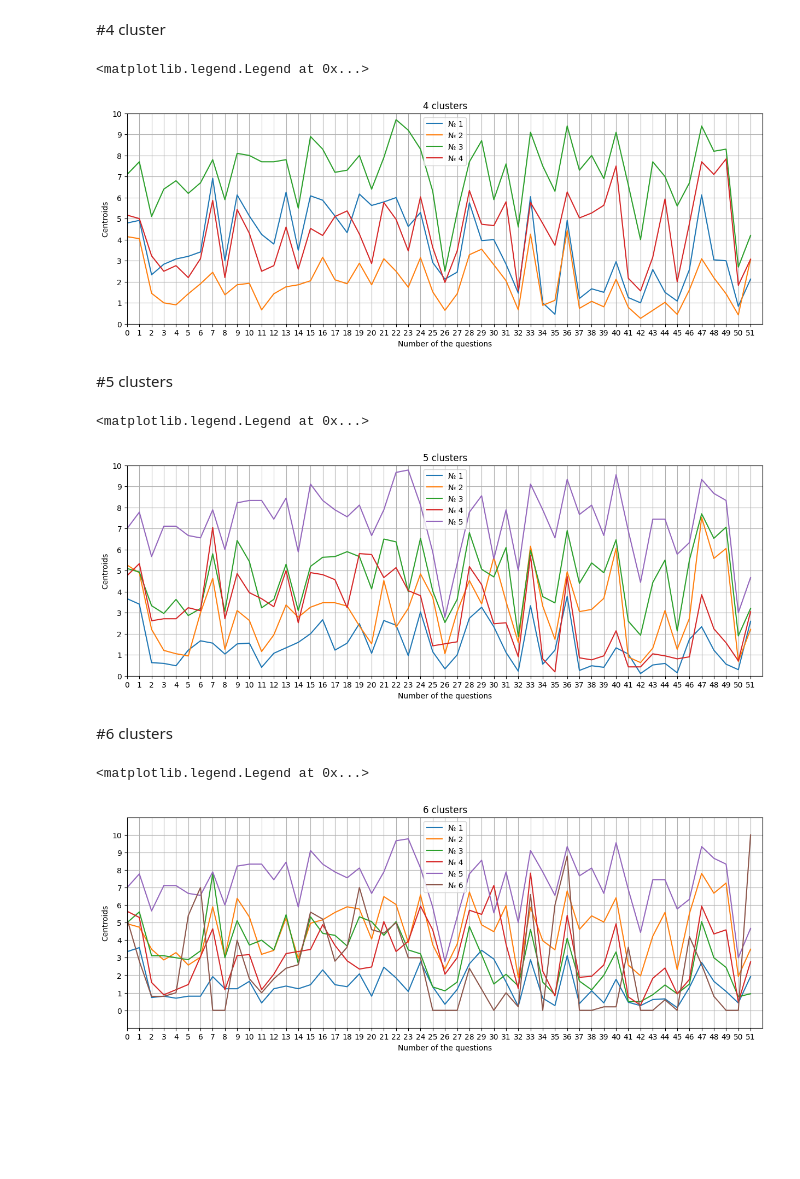
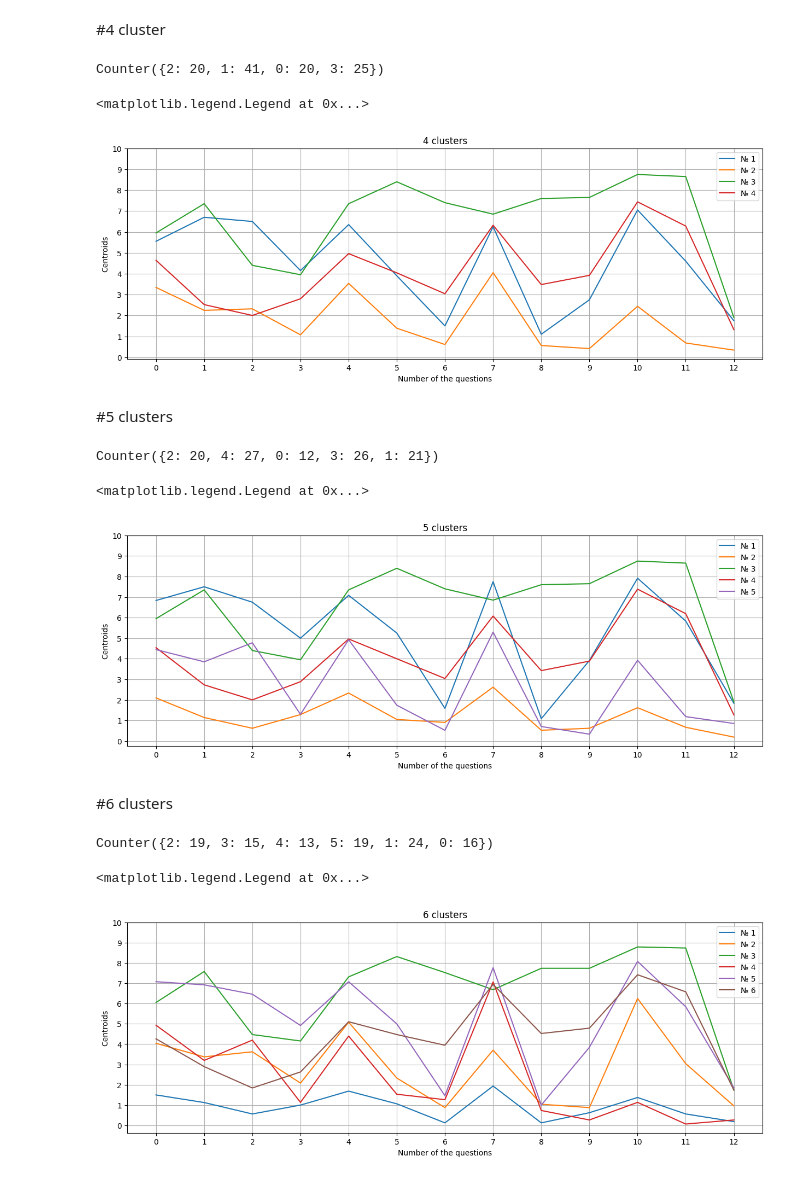
Before and after one commit to Viktory4121/Diploma, a Jupyter notebook: cluster.ipynb, the cells around one changed output. Drawn from its saved outputs; the diff is of its cells as text; code cells hidden in the pictures; blank space fills up the shorter version.

```diff
--- a/cluster.ipynb
+++ b/cluster.ipynb
@@ -44,4 +47,8 @@ pdata
 x = np.array(pdata[pdata.columns[1:53]]).copy()
+# %%
+#17,18,21,28,29,32,35,37,38,39,48,50,51 - номера вопросов
+#они либо значимые, либо малозначимые, выделенные в регрессионном анализе
+x = x[:,[16,17,20,27,28,31,34,36,37,38,47,49,50]]
 # %% [markdown]
 #2 cluster
 # %%
@@ -109,6 +126,11 @@ kmeans_4.fit(x)
 predict_4cl = kmeans_4.predict(x)
 #print(predict_4cl)
 #print(kmeans_4.cluster_centers_)
+# %%
+#количество людей в каждом кластере (отсчёт кластеров с 0)
+Counter(predict_4cl)
+# %% [output]
+Counter({2: 20, 1: 41, 0: 20, 3: 25})
 # %%
 K = plt.figure()
 K.set_figwidth(15)
@@ -120,7 +142,7 @@ plt.plot(kmeans_4.cluster_centers_[2])
 plt.plot(kmeans_4.cluster_centers_[3])
 
 #[xmin, xmax, ymin, ymax]
-plt.axis([0, 52, 0, 10])
+#plt.axis([0, 52, 0, 10])
 plt.xticks(range(len(x[0])))
 plt.yticks(range(11))
 
@@ -131,7 +153,7 @@ plt.ylabel('Centroids')
 plt.legend(['№ 1', '№ 2', '№ 3', '№ 4'])
 # %% [output]
 <matplotlib.legend.Legend at 0x...>
-[figure, old version]
+[figure, new version]
 # %% [markdown]
 #5 clusters
 # %%
@@ -140,6 +162,11 @@ kmeans_5.fit(x)
 predict_5cl = kmeans_5.predict(x)
 #print(predict_5cl)
 #print(kmeans_5.cluster_centers_)
+# %%
+#количество людей в каждом кластере (отсчёт кластеров с 0)
+Counter(predict_5cl)
+# %% [output]
+Counter({2: 20, 4: 27, 0: 12, 3: 26, 1: 21})
 # %%
 K = plt.figure()
 K.set_figwidth(15)
@@ -152,7 +179,7 @@ plt.plot(kmeans_5.cluster_centers_[3])
 plt.plot(kmeans_5.cluster_centers_[4])
 
 #[xmin, xmax, ymin, ymax]
-plt.axis([0, 52, 0, 10])
+#plt.axis([0, 52, 0, 10])
 plt.xticks(range(len(x[0])))
 plt.yticks(range(11))
 
@@ -163,7 +190,7 @@ plt.ylabel('Centroids')
 plt.legend(['№ 1', '№ 2', '№ 3', '№ 4', '№ 5'])
 # %% [output]
 <matplotlib.legend.Legend at 0x...>
-[figure, old version]
+[figure, new version]
 # %% [markdown]
 #6 clusters
 # %%
@@ -172,28 +199,33 @@ kmeans_6.fit(x)
 predict_6cl = kmeans_6.predict(x)
 #print(predict_6cl)
 #print(kmeans_6.cluster_centers_)
+# %%
+#количество людей в каждом кластере (отсчёт кластеров с 0)
+Counter(predict_6cl)
+# %% [output]
+Counter({2: 19, 3: 15, 4: 13, 5: 19, 1: 24, 0: 16})
 # %%
 K = plt.figure()
 K.set_figwidth(15)
 K.set_figheight(5)
 
 plt.plot(kmeans_6.cluster_centers_[0])
 plt.plot(kmeans_6.cluster_centers_[1])
 plt.plot(kmeans_6.cluster_centers_[2])
 plt.plot(kmeans_6.cluster_centers_[3])
 plt.plot(kmeans_6.cluster_centers_[4])
 plt.plot(kmeans_6.cluster_centers_[5])
 
 #[xmin, xmax, ymin, ymax]
-plt.axis([0, 52, -1, 11])
+#plt.axis([0, 52, -1, 11])
 plt.xticks(range(len(x[0])))
 plt.yticks(range(11))
 
 plt.grid(True)
 plt.title('6 clusters')
 plt.xlabel('Number of the questions')
 plt.ylabel('Centroids')
 plt.legend(['№ 1', '№ 2', '№ 3', '№ 4', '№ 5', '№ 6'])
 # %% [output]
 <matplotlib.legend.Legend at 0x...>
-[figure, old version]
+[figure, new version]
```
Also changed, not shown: parts of 8 cells of this notebook.
